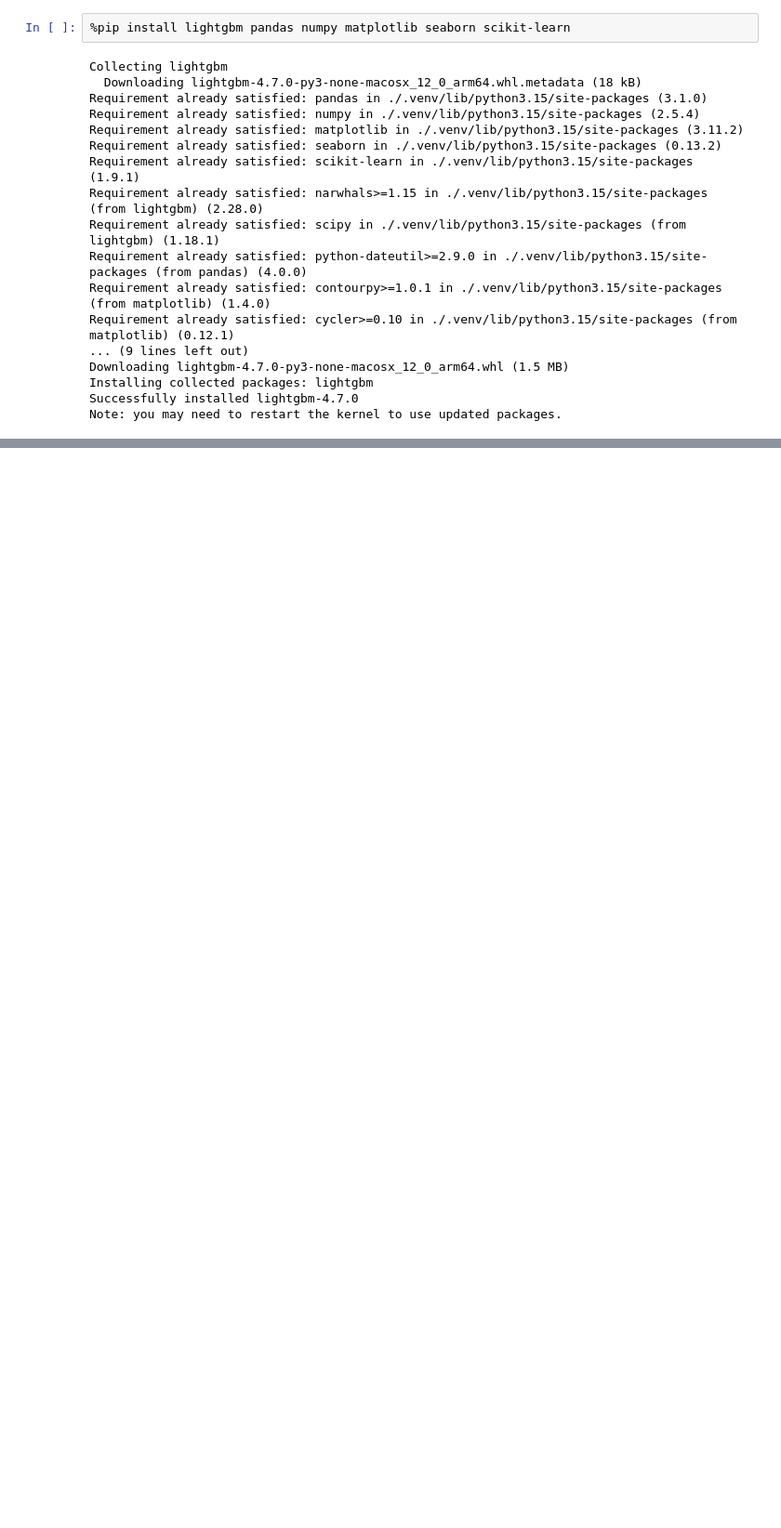
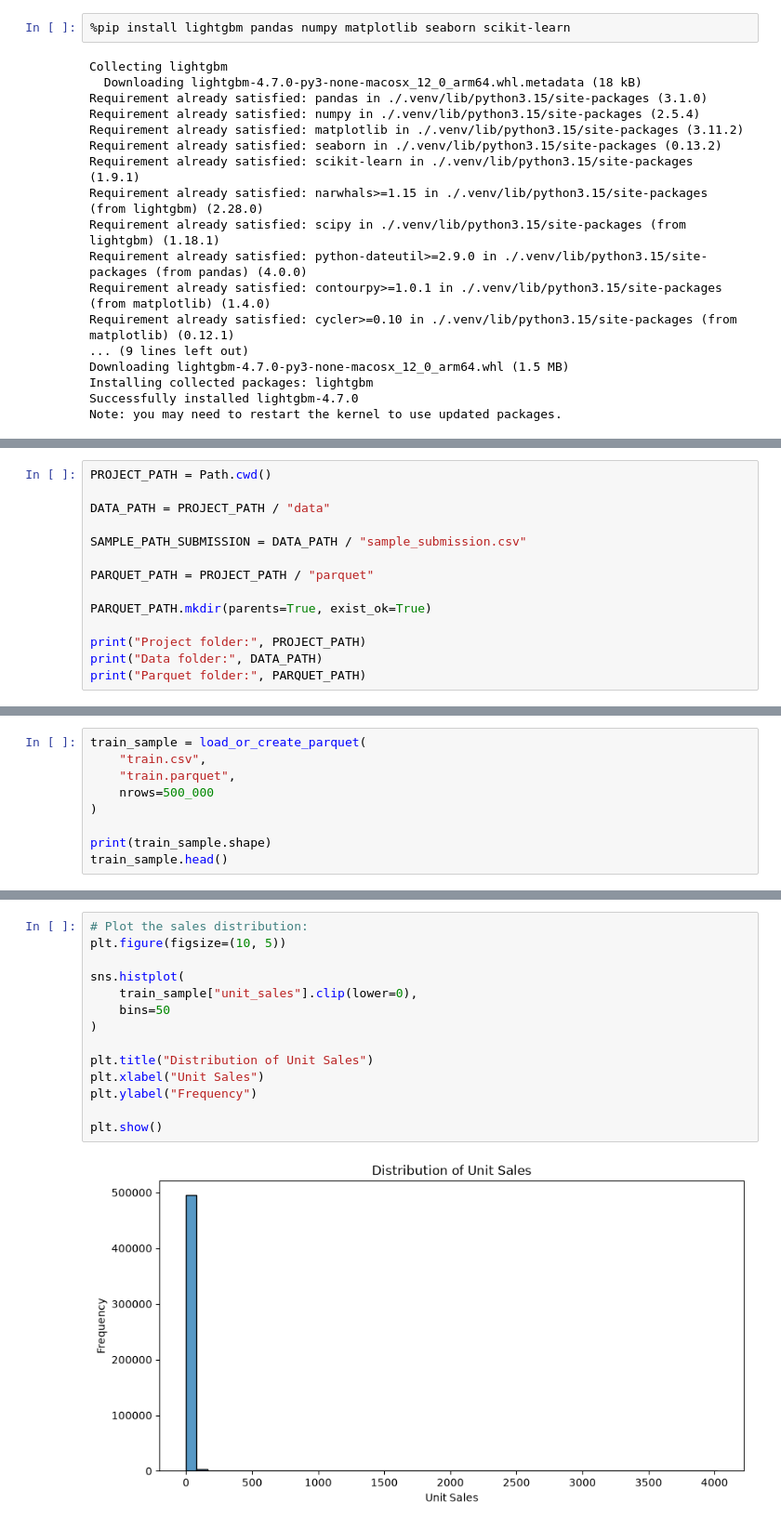
Before and after one commit to faraz-zafar/favorita-grocery-sales-forecasting, a Jupyter notebook: Light_GBM_usage.ipynb, the cells around one changed output, grey strips where cells are left out. Shown at 93% size. Saved outputs shown, nothing was run; the diff lists cells and outputs as text; blank space fills up the shorter version.

```diff
--- a/Light_GBM_usage.ipynb
+++ b/Light_GBM_usage.ipynb
@@ -48,0 +44,14 @@ OSError: dlopen(/Users/faraz/Documents/DSR Course/Kaggle Competition/favorita-gr
+# %%
+PROJECT_PATH = Path.cwd()
+
+DATA_PATH = PROJECT_PATH / "data"
+
+SAMPLE_PATH_SUBMISSION = DATA_PATH / "sample_submission.csv"
+
+PARQUET_PATH = PROJECT_PATH / "parquet"
+
+PARQUET_PATH.mkdir(parents=True, exist_ok=True)
+
+print("Project folder:", PROJECT_PATH)
+print("Data folder:", DATA_PATH)
+print("Parquet folder:", PARQUET_PATH)
@@ -48,0 +138,9 @@ OSError: dlopen(/Users/faraz/Documents/DSR Course/Kaggle Competition/favorita-gr
+# %%
+train_sample = load_or_create_parquet(
+    "train.csv",
+    "train.parquet",
+    nrows=500_000
+)
+
+print(train_sample.shape)
+train_sample.head()
@@ -48,0 +217,16 @@ OSError: dlopen(/Users/faraz/Documents/DSR Course/Kaggle Competition/favorita-gr
+# %%
+# Plot the sales distribution:
+plt.figure(figsize=(10, 5))
+
+sns.histplot(
+    train_sample["unit_sales"].clip(lower=0),
+    bins=50
+)
+
+plt.title("Distribution of Unit Sales")
+plt.xlabel("Unit Sales")
+plt.ylabel("Frequency")
+
+plt.show()
+# %% [output]
+[figure, added]
```
Also changed, not shown: parts of 38 cells of this notebook, 3 other files.
